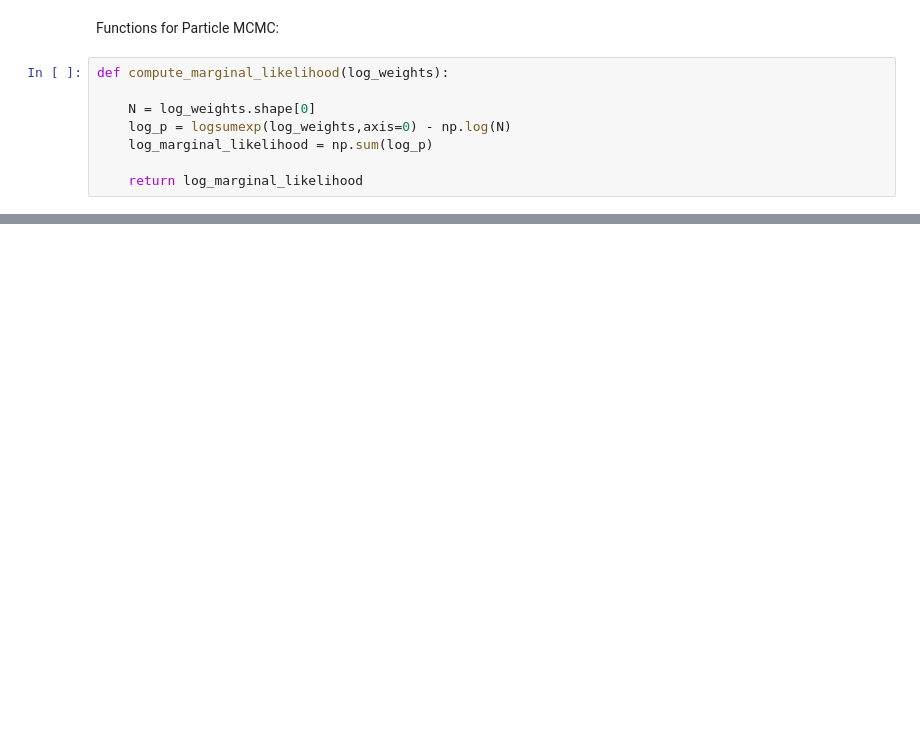
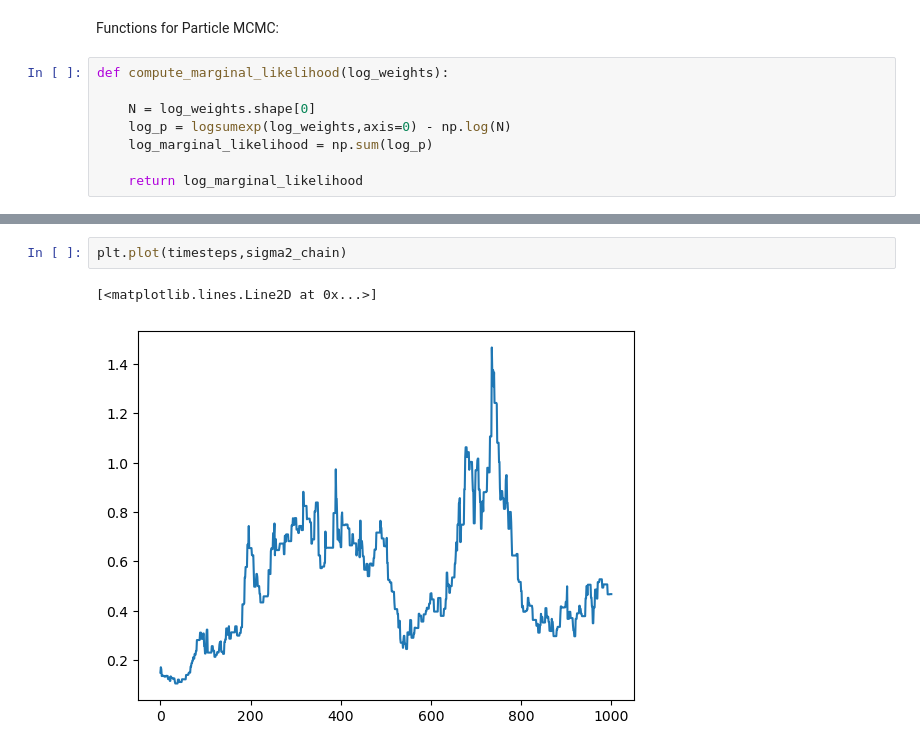
Before and after one commit to Gautam-Chauhan/Advanced-Simulation-Coursework, a Jupyter notebook: Q3.ipynb, the cells around one changed output, grey strips where cells are left out. Drawn from its saved outputs; the diff is of its cells as text; blank space fills up the shorter version.

```diff
--- a/Q3.ipynb
+++ b/Q3.ipynb
@@ -280,0 +428,5 @@ Iteration: 100
+# %%
+plt.plot(timesteps,sigma2_chain)
+# %% [output]
+[<matplotlib.lines.Line2D at 0x...>]
+[figure, added]
```
Also changed, not shown: parts of 35 cells of this notebook, 1 other file.
